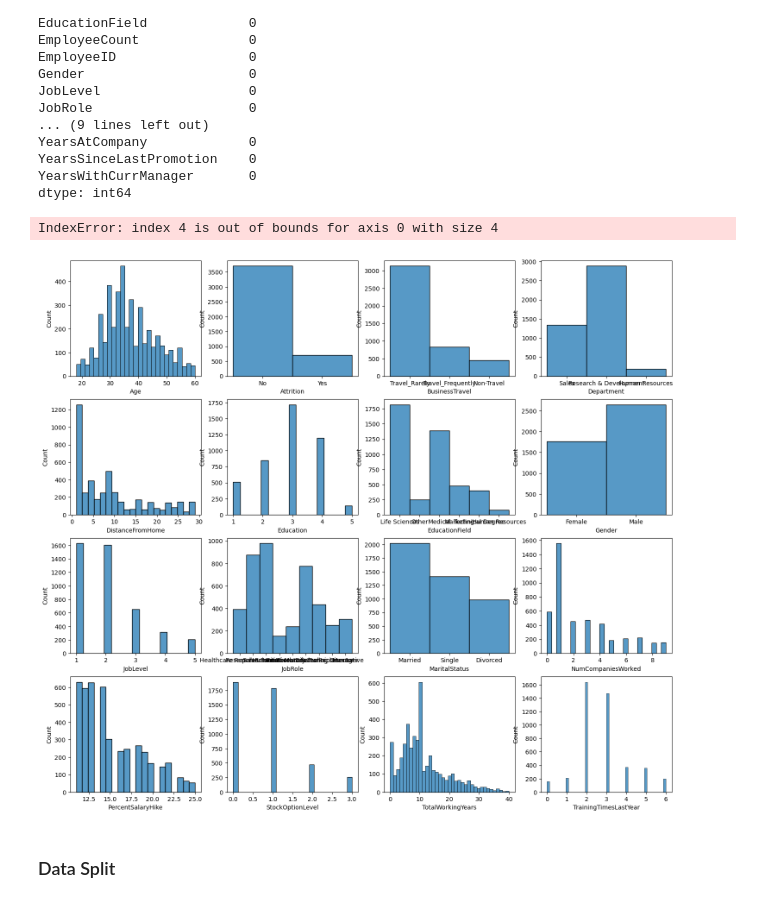
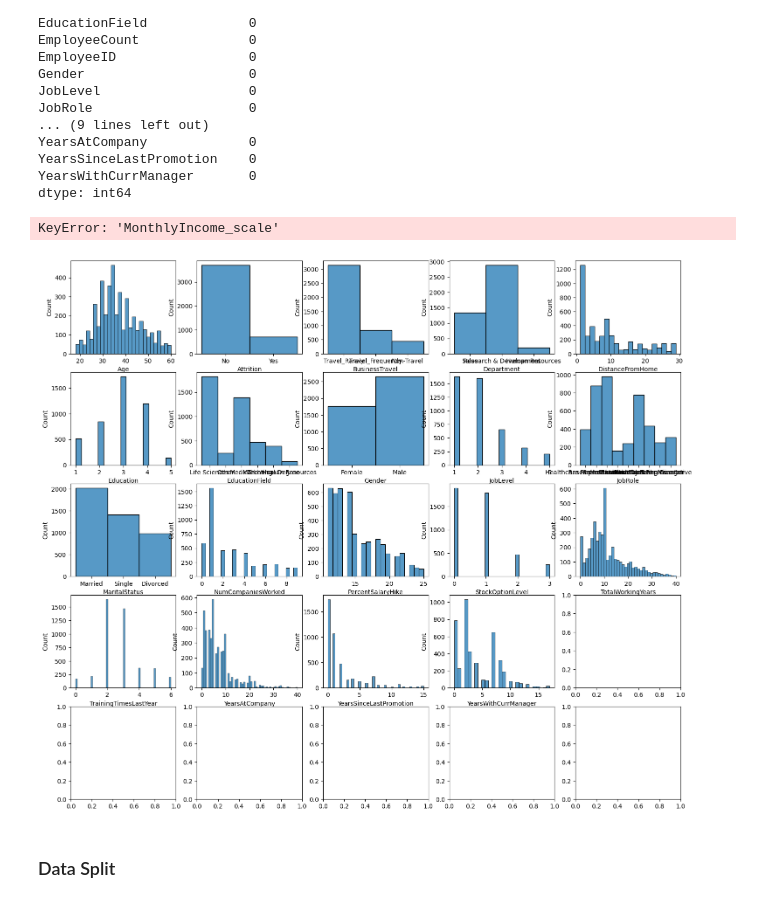
Before and after one commit to AI-YAZMIN-VILLEGAS/EBAC, a Jupyter notebook: Clases/Introducción a la clasificación/clasificacion.ipynb, the cells around one changed output. Saved outputs shown, nothing was run; the diff lists cells and outputs as text; code cells hidden in the pictures.

```diff
--- a/Clases/Introducción a la clasificación/clasificacion.ipynb
+++ b/Clases/Introducción a la clasificación/clasificacion.ipynb
@@ -542,12 +538,12 @@ dtype: int64
 num_total_working_years_mean = int(df2['TotalWorkingYears'].mean())
 df2['TotalWorkingYears'] = df2['TotalWorkingYears'].fillna(num_total_working_years_mean)
 # %%
-fig, axes = plt.subplots(nrows=4, ncols=4, figsize=(18,16))
+fig, axes = plt.subplots(nrows=5, ncols=5, figsize=(18,16))
 for i, column in enumerate(cols_num):
-    sns.histplot(df[column],ax=axes[i//4,i%4],kde=False)
+    sns.histplot(df[column],ax=axes[i//5,i%5],kde=False)
 # %% [output]
-IndexError: index 4 is out of bounds for axis 0 with size 4
+KeyError: 'MonthlyIncome_scale'
-[figure, old version]
+[figure, new version]
 # %% [markdown]
 ### Data Split
 # %%
```
Also changed, not shown: parts of 9 cells of this notebook.
